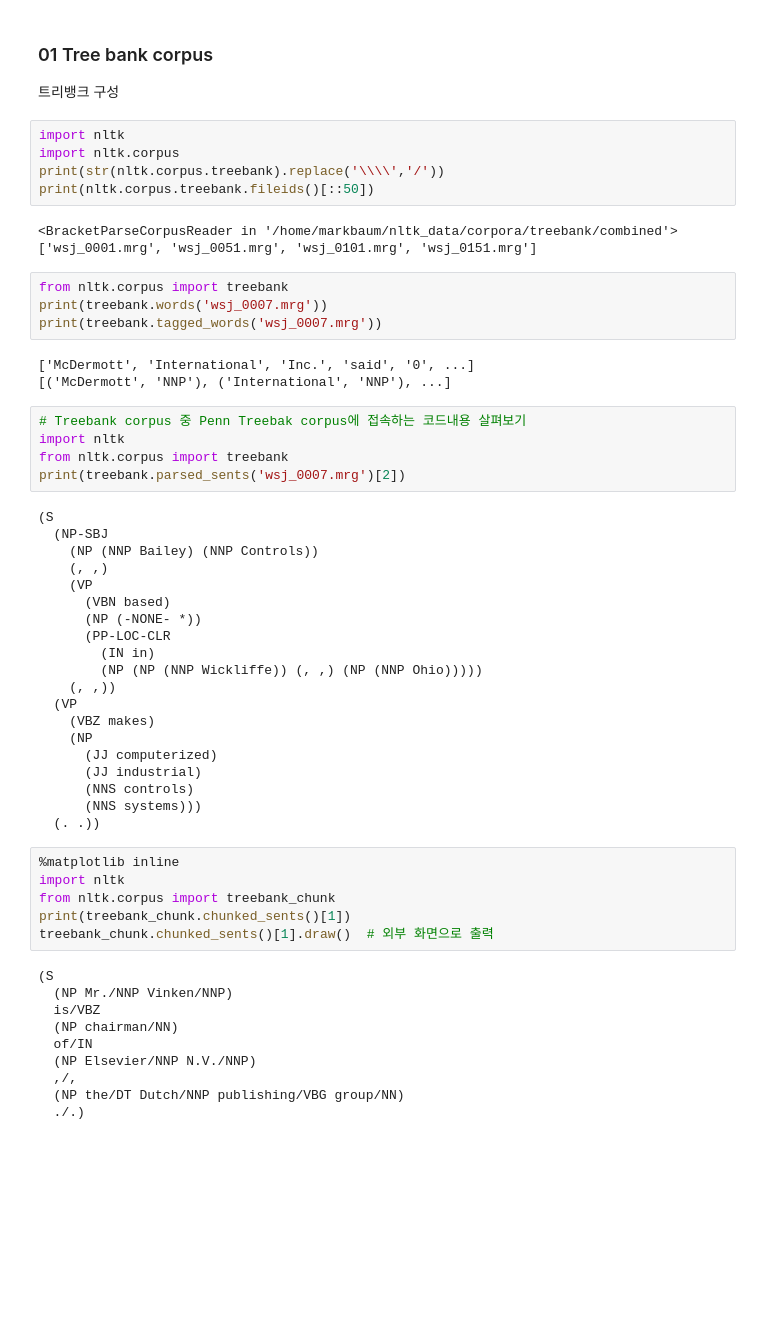
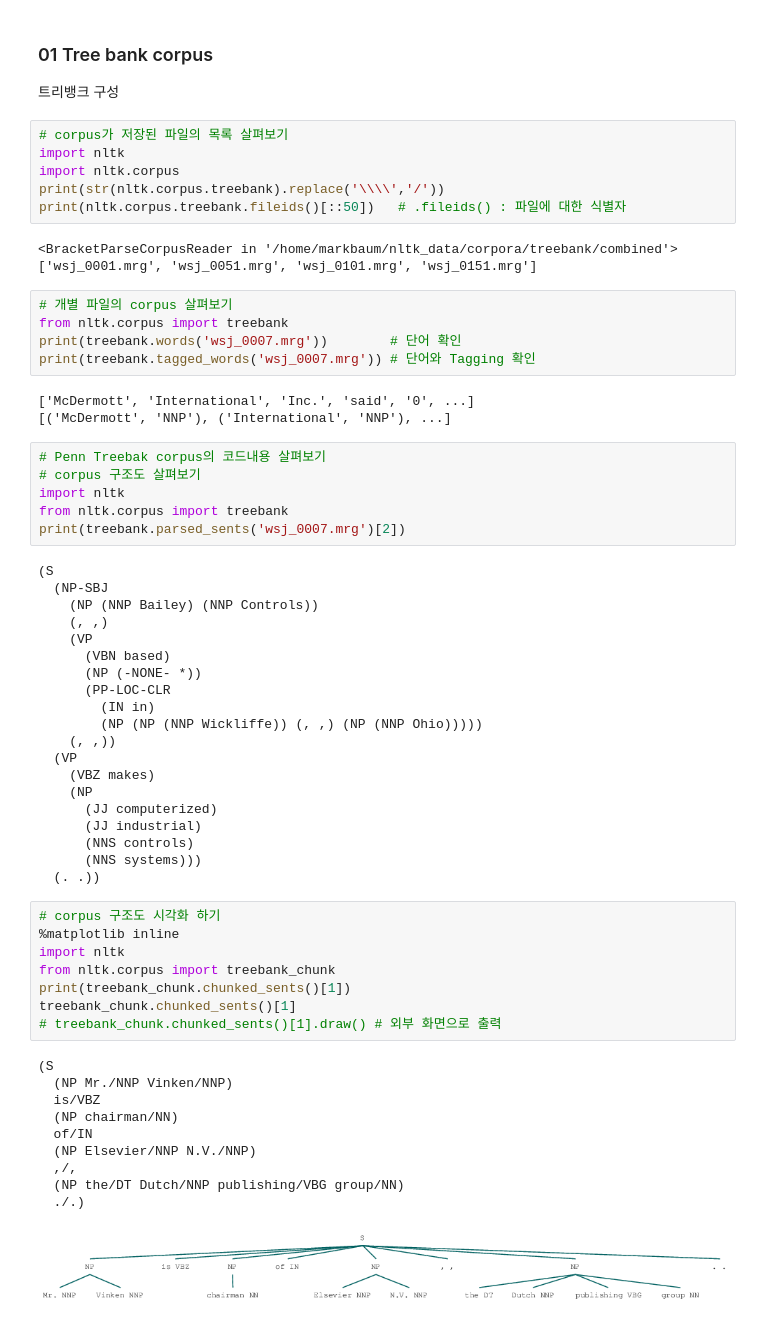
Before and after one commit to Queie/TensorFlow, a Jupyter notebook: 05.Parsing.ipynb, the cells around one changed output. Cells and saved outputs as stored; diff of their text form; blank space fills up the shorter version.

```diff
--- a/05.Parsing.ipynb
+++ b/05.Parsing.ipynb
@@ -8,22 +15,25 @@
 ### 01 Tree bank corpus
 트리뱅크 구성
 # %%
+# corpus가 저장된 파일의 목록 살펴보기
 import nltk
 import nltk.corpus
 print(str(nltk.corpus.treebank).replace('\\\\','/'))
-print(nltk.corpus.treebank.fileids()[::50])
+print(nltk.corpus.treebank.fileids()[::50])   # .fileids() : 파일에 대한 식별자
 # %% [output]
 <BracketParseCorpusReader in '/home/markbaum/nltk_data/corpora/treebank/combined'>
 ['wsj_0001.mrg', 'wsj_0051.mrg', 'wsj_0101.mrg', 'wsj_0151.mrg']
 # %%
+# 개별 파일의 corpus 살펴보기
 from nltk.corpus import treebank
-print(treebank.words('wsj_0007.mrg'))
-print(treebank.tagged_words('wsj_0007.mrg'))
+print(treebank.words('wsj_0007.mrg'))        # 단어 확인
+print(treebank.tagged_words('wsj_0007.mrg')) # 단어와 Tagging 확인
 # %% [output]
 ['McDermott', 'International', 'Inc.', 'said', '0', ...]
 [('McDermott', 'NNP'), ('International', 'NNP'), ...]
 # %%
-# Treebank corpus 중 Penn Treebak corpus에 접속하는 코드내용 살펴보기
+# Penn Treebak corpus의 코드내용 살펴보기
+# corpus 구조도 살펴보기
 import nltk
 from nltk.corpus import treebank
 print(treebank.parsed_sents('wsj_0007.mrg')[2])
@@ -48,18 +58,21 @@ print(treebank.parsed_sents('wsj_0007.mrg')[2])
       (NNS systems)))
   (. .))
 # %%
+# corpus 구조도 시각화 하기
 %matplotlib inline
 import nltk
 from nltk.corpus import treebank_chunk
 print(treebank_chunk.chunked_sents()[1])
-treebank_chunk.chunked_sents()[1].draw()  # 외부 화면으로 출력
+treebank_chunk.chunked_sents()[1]
+# treebank_chunk.chunked_sents()[1].draw() # 외부 화면으로 출력
 # %% [output]
 (S
   (NP Mr./NNP Vinken/NNP)
   is/VBZ
   (NP chairman/NN)
   of/IN
   (NP Elsevier/NNP N.V./NNP)
   ,/,
   (NP the/DT Dutch/NNP publishing/VBG group/NN)
   ./.)
+[figure, added]
```
Also changed, not shown: parts of 17 cells of this notebook.
